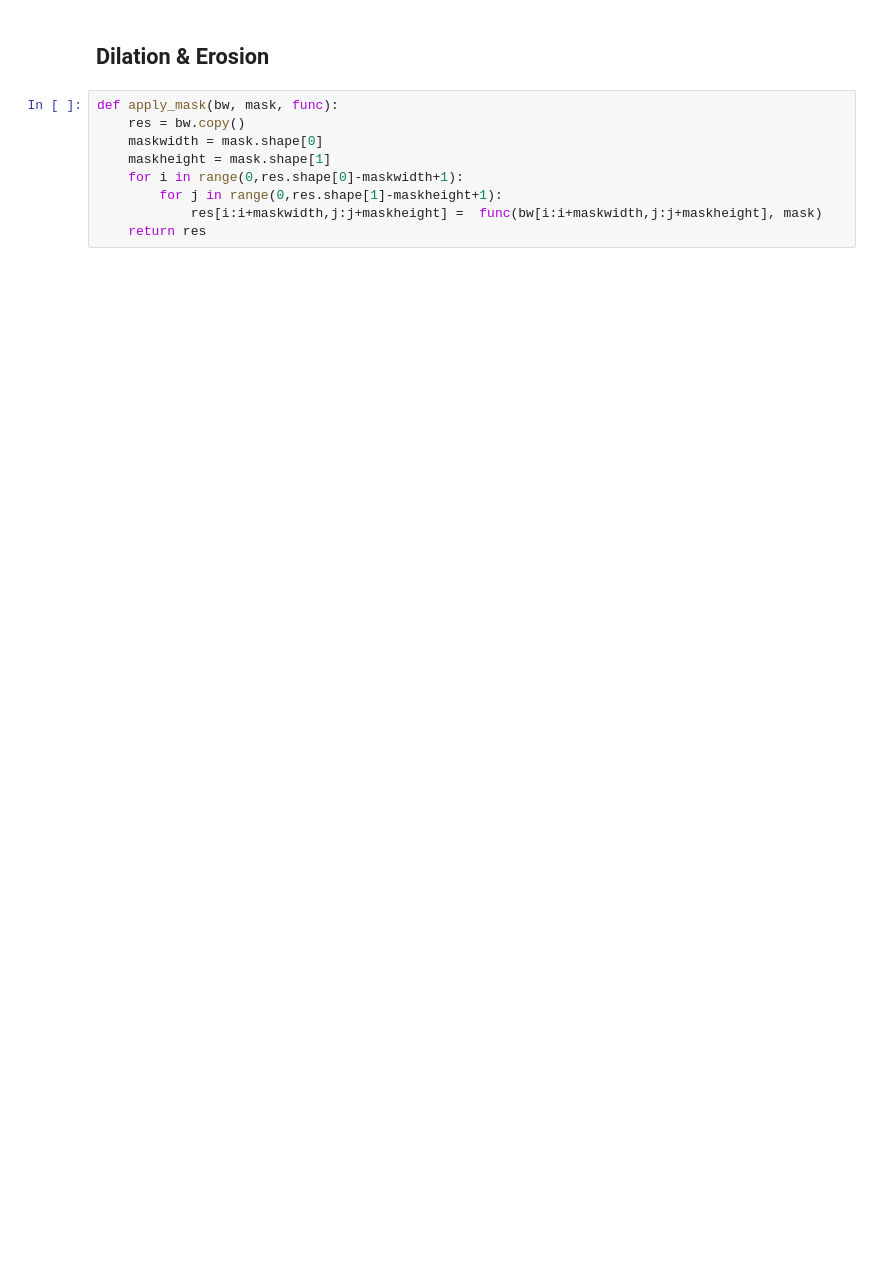
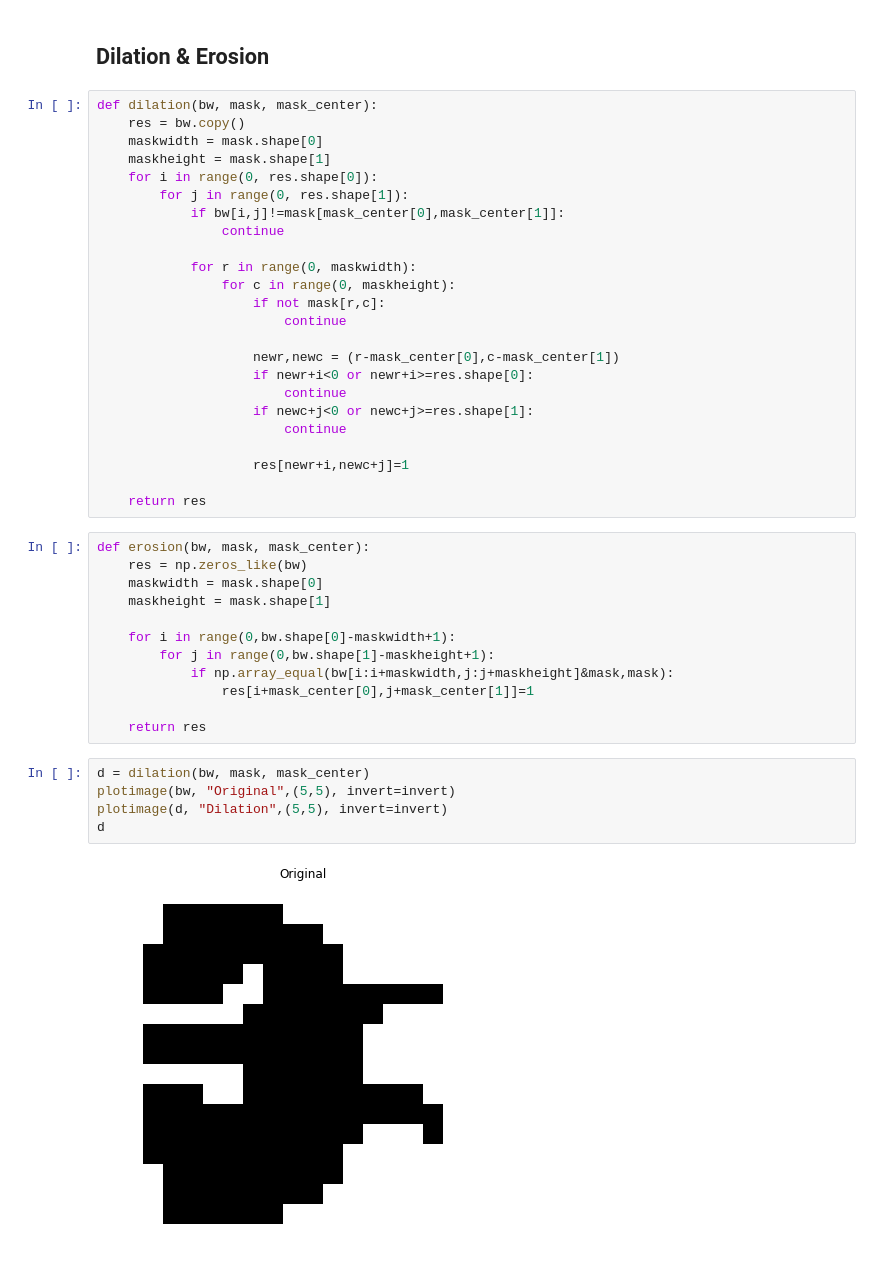
Before and after one commit to ghaiszaher/Image-Processing-OCR-Walsh, a Jupyter notebook: 03_dilation_erosion.ipynb, the cells around one changed output. Saved outputs shown, nothing was run; the diff lists cells and outputs as text; blank space fills up the shorter version.

```diff
--- a/03_dilation_erosion.ipynb
+++ b/03_dilation_erosion.ipynb
@@ -79,11 +89,45 @@ plotimage(mask,'Mask',(5,5))
 # %% [markdown]
 ## Dilation & Erosion
+# %%
+def dilation(bw, mask, mask_center):
+    res = bw.copy()
+    maskwidth = mask.shape[0]
+    maskheight = mask.shape[1]
+    for i in range(0, res.shape[0]):
+        for j in range(0, res.shape[1]):
+            if bw[i,j]!=mask[mask_center[0],mask_center[1]]:
+                continue
+
+            for r in range(0, maskwidth):
+                for c in range(0, maskheight):
+                    if not mask[r,c]:
+                        continue
+
+                    newr,newc = (r-mask_center[0],c-mask_center[1])
+                    if newr+i<0 or newr+i>=res.shape[0]:
+                        continue
+                    if newc+j<0 or newc+j>=res.shape[1]:
+                        continue
+
+                    res[newr+i,newc+j]=1
+
+    return res
 # %%
-def apply_mask(bw, mask, func):
-    res = bw.copy()
+def erosion(bw, mask, mask_center):
+    res = np.zeros_like(bw)
     maskwidth = mask.shape[0]
     maskheight = mask.shape[1]
-    for i in range(0,res.shape[0]-maskwidth+1):
-        for j in range(0,res.shape[1]-maskheight+1):
-            res[i:i+maskwidth,j:j+maskheight] =  func(bw[i:i+maskwidth,j:j+maskheight], mask)
+
+    for i in range(0,bw.shape[0]-maskwidth+1):
+        for j in range(0,bw.shape[1]-maskheight+1):
+            if np.array_equal(bw[i:i+maskwidth,j:j+maskheight]&mask,mask):
+                res[i+mask_center[0],j+mask_center[1]]=1
+
     return res
+# %%
+d = dilation(bw, mask, mask_center)
+plotimage(bw, "Original",(5,5), invert=invert)
+plotimage(d, "Dilation",(5,5), invert=invert)
+d
+# %% [output]
+[figure, added]
```
Also changed, not shown: parts of 17 cells of this notebook, 3 other files.
